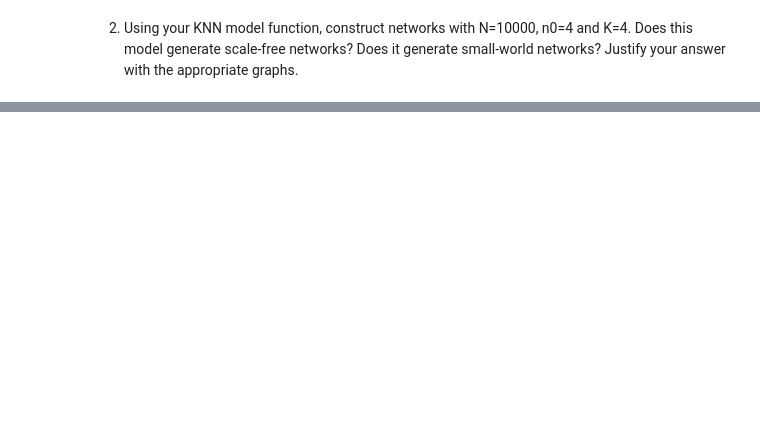
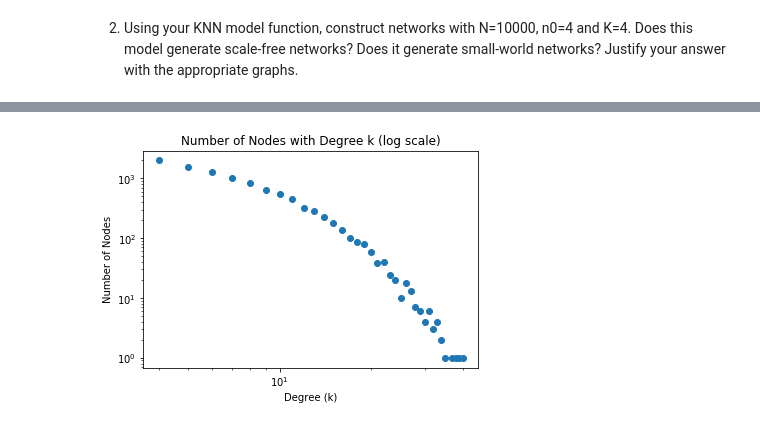
Before and after one commit to NicholasAKovacs/CS7280_NetSci, a Jupyter notebook: Homework2/Homework2_Problem3.ipynb, the cells around one changed output, grey strips where cells are left out. Saved outputs shown, nothing was run; the diff lists cells and outputs as text; code cells hidden in the pictures; blank space fills up the shorter version.

```diff
--- a/Homework2/Homework2_Problem3.ipynb
+++ b/Homework2/Homework2_Problem3.ipynb
@@ -223,0 +89,9 @@ def add_node_in_square_randomly (num_nodes):
+# %%
+plt.scatter(prob2_degree_count.keys(), prob2_degree_count.values())
+plt.title('Number of Nodes with Degree k (log scale)')
+plt.xlabel('Degree (k)')
+plt.ylabel('Number of Nodes')
+plt.xscale('log')
+plt.yscale('log')
+# %% [output]
+[figure, added]
```
Also changed, not shown: parts of 37 cells of this notebook.
